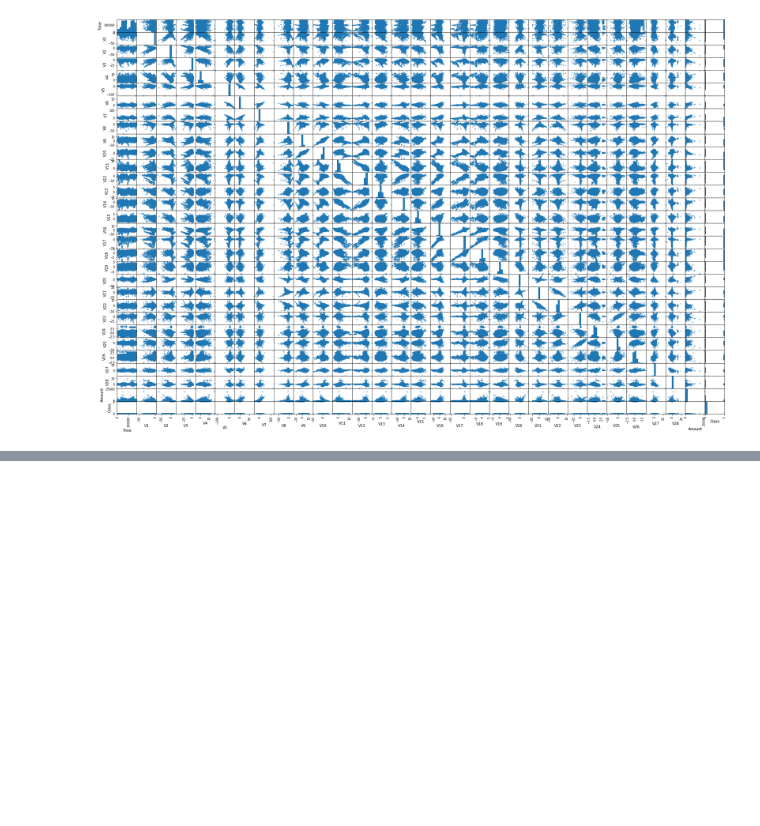
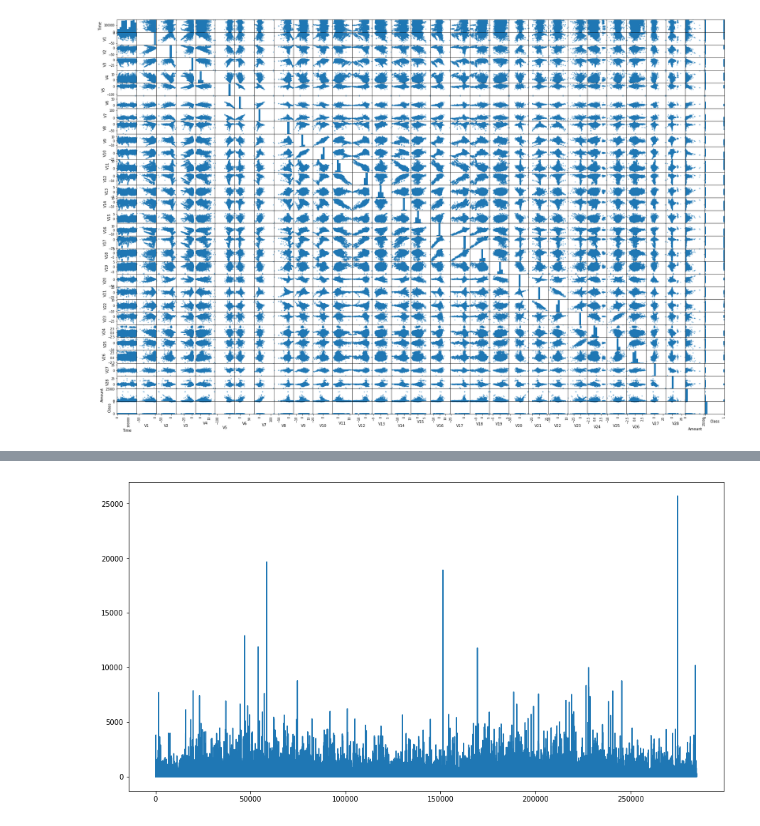
Before and after one commit to mselmasry/Dojo-Project2, a Jupyter notebook: Project02.ipynb, the cells around one changed output, grey strips where cells are left out. Cells and saved outputs as stored; diff of their text form; code cells hidden in the pictures; blank space fills up the shorter version.

```diff
--- a/Project02.ipynb
+++ b/Project02.ipynb
@@ -171,0 +163,5 @@ cc_df['V5'].plot(kind=bar)
+# %%
+%%time
+plt.figure(figsize=(15,8))
+cc_df['Amount'].plot()
+# %% [output]
@@ -171,0 +170 @@ cc_df['V5'].plot(kind=bar)
+[figure, added]
```
Also changed, not shown: parts of 41 cells of this notebook.
